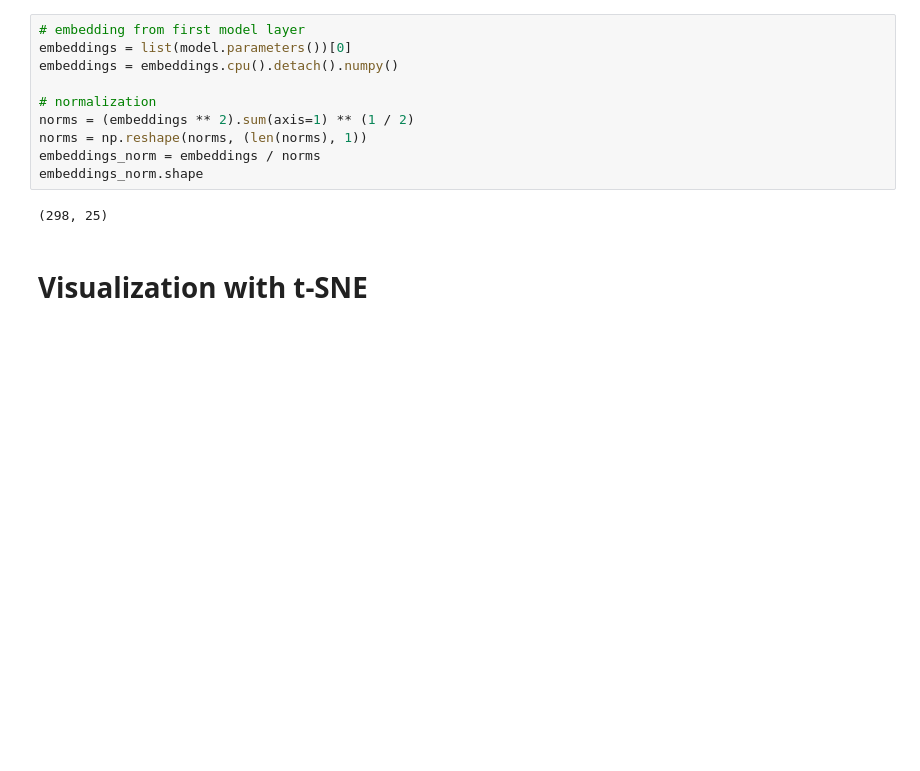
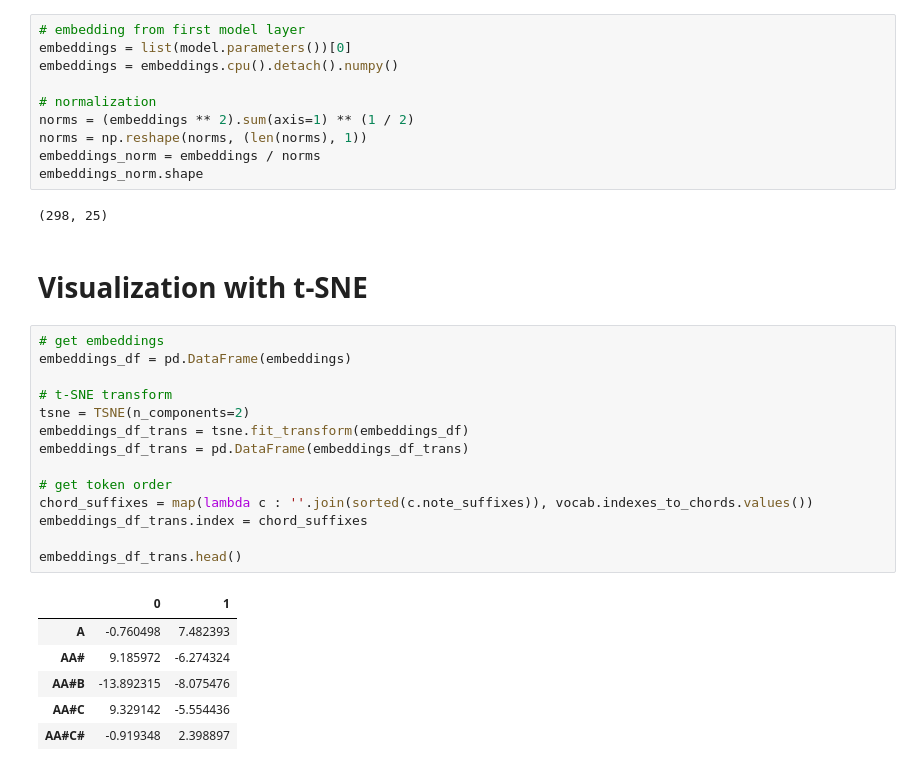
Before and after one commit to arsenaultk9/chord2vec, a Jupyter notebook: results.ipynb, the cells around one changed output. Saved outputs shown, nothing was run; the diff lists cells and outputs as text; blank space fills up the shorter version.

Commit message:
t-sne visualisation of chords in embeding space.

```diff
--- a/results.ipynb
+++ b/results.ipynb
@@ -36,3 +36,24 @@ embeddings_norm.shape
 (298, 25)
 # %% [markdown]
 # Visualization with t-SNE
+# %%
+# get embeddings
+embeddings_df = pd.DataFrame(embeddings)
+
+# t-SNE transform
+tsne = TSNE(n_components=2)
+embeddings_df_trans = tsne.fit_transform(embeddings_df)
+embeddings_df_trans = pd.DataFrame(embeddings_df_trans)
+
+# get token order
+chord_suffixes = map(lambda c : ''.join(sorted(c.note_suffixes)), vocab.indexes_to_chords.values())
+embeddings_df_trans.index = chord_suffixes
+
+embeddings_df_trans.head()
+# %% [output]
+|  | 0 | 1 |
+| A | -0.760498 | 7.482393 |
+| AA# | 9.185972 | -6.274324 |
+| AA#B | -13.892315 | -8.075476 |
+| AA#C | 9.329142 | -5.554436 |
+| AA#C# | -0.919348 | 2.398897 |
```
Also changed, not shown: parts of 1 cell of this notebook, 2 other files.
